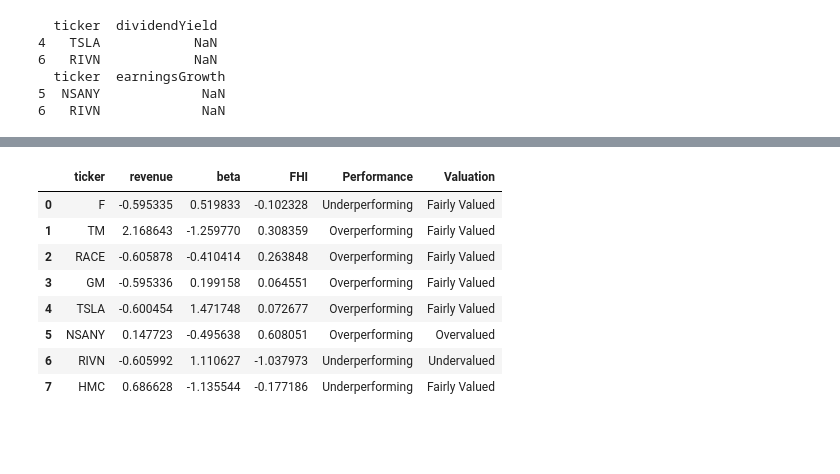
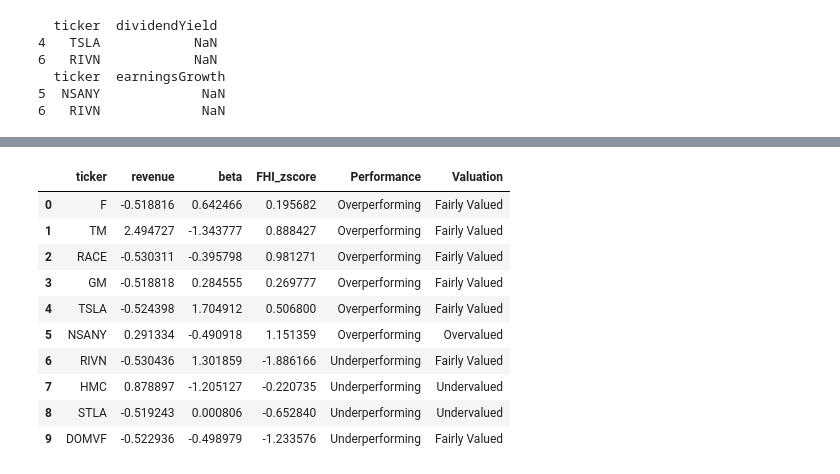
Before and after one commit to 28Aarya/FHI-score-for-stability, a Jupyter notebook: FINAL_FINANCE.ipynb, the cells around one changed output, grey strips where cells are left out. Saved outputs shown, nothing was run; the diff lists cells and outputs as text; code cells hidden in the pictures; blank space fills up the shorter version.

```diff
--- a/FINAL_FINANCE.ipynb
+++ b/FINAL_FINANCE.ipynb
@@ -7,13 +5,12 @@ import pandas as pd
 import seaborn as sns
 import yfinance as yf
 # %%
-stocks = ['F', 'TM', 'RACE', 'GM','TSLA','NSANY','RIVN','HMC']
+stocks = ['F', 'TM', 'RACE', 'GM','TSLA','NSANY','RIVN','HMC', 'STLA', 'DOMVF']
 
 def fetch_metrics(ticker):
     stock = yf.Ticker(ticker)
     info = stock.info
 
-    # Define metrics inside the function, A dictionary is created to store selected metrics about the stock. Each key represents a financial metric, and its value is taken from the info dictionary.
     metrics = {
         'ticker': ticker,
         'currentRatio': info.get('currentRatio', None),#Shows if a company can pay short-term debts (higher = safer)
@@ -143,36 +148,36 @@ financial_df
 # %%
 weights = {
     'stability': {
-        'currentRatio': 0.35,
-        'debtToEquity': 0.3,
+        'currentRatio': 0.2,
+        'debtToEquity': 0.2,
         'beta': 0.2,
-        'dividendYield': 0.075,
-        'returnOnEquity': 0.05,
-        'priceToBook': 0.025,
-        'revenue': 0.025,
-        'earningsGrowth': 0.025
+        'dividendYield': 0.1,
+        'returnOnEquity': 0.075,
+        'priceToBook': 0.05,
+        'revenue': 0.05,
+        'earningsGrowth': 0.1
     },
 
     'growth': {
-        'earningsGrowth': 0.35,
-        'revenue': 0.3,
+        'earningsGrowth': 0.25,
+        'revenue': 0.25,
         'returnOnEquity': 0.2,
-        'debtToEquity': 0.075,
-        'priceToBook': 0.05,
-        'beta': 0.025,
-        'dividendYield': 0.025,
-        'currentRatio': 0.025
+        'debtToEquity': 0.1,
+        'priceToBook': 0.075,
+        'beta': 0.05,
+        'dividendYield': 0.05,
+        'currentRatio': 0.05
     },
 
     'Value': {
-        'priceToBook': 0.35,
-        'dividendYield': 0.3,
+        'priceToBook': 0.25,
+        'dividendYield': 0.05,
         'debtToEquity': 0.2,
         'returnOnEquity': 0.075,
         'revenue': 0.05,
-        'earningsGrowth': 0.025,
-        'currentRatio': 0.025,
-        'beta': 0.025
+        'earningsGrowth': 0.1,
+        'currentRatio': 0.05,
+        'beta': 0.25
     }
 }
 # %%
@@ -297,7 +317,7 @@ financial_df['FHI_zscore'] = (financial_df['FHI'] - financial_df['FHI'].mean())
 def detect_outliers(FHI_zscore, financial_df):
     if FHI_zscore > 1.00:
         return 'Overvalued'
-    elif FHI_zscore < -1.00:
+    elif 0.00> FHI_zscore >= -1.00:
       return 'Undervalued'
     else:
       return 'Fairly Valued'
@@ -317,13 +339,15 @@ financial_df
 # %%
-new_df= financial_df[['ticker', 'revenue','beta','FHI','Performance','Valuation']]
+new_df= financial_df[['ticker', 'revenue','beta','FHI_zscore','Performance','Valuation']]
 new_df
 # %% [output]
-|  | ticker | revenue | beta | FHI | Performance | Valuation |
-| 0 | F | -0.595335 | 0.519833 | -0.102328 | Underperforming | Fairly Valued |
-| 1 | TM | 2.168643 | -1.259770 | 0.308359 | Overperforming | Fairly Valued |
-| 2 | RACE | -0.605878 | -0.410414 | 0.263848 | Overperforming | Fairly Valued |
-| 3 | GM | -0.595336 | 0.199158 | 0.064551 | Overperforming | Fairly Valued |
-| 4 | TSLA | -0.600454 | 1.471748 | 0.072677 | Overperforming | Fairly Valued |
-| 5 | NSANY | 0.147723 | -0.495638 | 0.608051 | Overperforming | Overvalued |
-| 6 | RIVN | -0.605992 | 1.110627 | -1.037973 | Underperforming | Undervalued |
-| 7 | HMC | 0.686628 | -1.135544 | -0.177186 | Underperforming | Fairly Valued |
+|  | ticker | revenue | beta | FHI_zscore | Performance | Valuation |
+| 0 | F | -0.518816 | 0.642466 | 0.195682 | Overperforming | Fairly Valued |
+| 1 | TM | 2.494727 | -1.343777 | 0.888427 | Overperforming | Fairly Valued |
+| 2 | RACE | -0.530311 | -0.395798 | 0.981271 | Overperforming | Fairly Valued |
+| 3 | GM | -0.518818 | 0.284555 | 0.269777 | Overperforming | Fairly Valued |
+| 4 | TSLA | -0.524398 | 1.704912 | 0.506800 | Overperforming | Fairly Valued |
+| 5 | NSANY | 0.291334 | -0.490918 | 1.151359 | Overperforming | Overvalued |
+| 6 | RIVN | -0.530436 | 1.301859 | -1.886166 | Underperforming | Fairly Valued |
+| 7 | HMC | 0.878897 | -1.205127 | -0.220735 | Underperforming | Undervalued |
+| 8 | STLA | -0.519243 | 0.000806 | -0.652840 | Underperforming | Undervalued |
+| 9 | DOMVF | -0.522936 | -0.498979 | -1.233576 | Underperforming | Fairly Valued |
```
Also changed, not shown: parts of 18 cells of this notebook.
